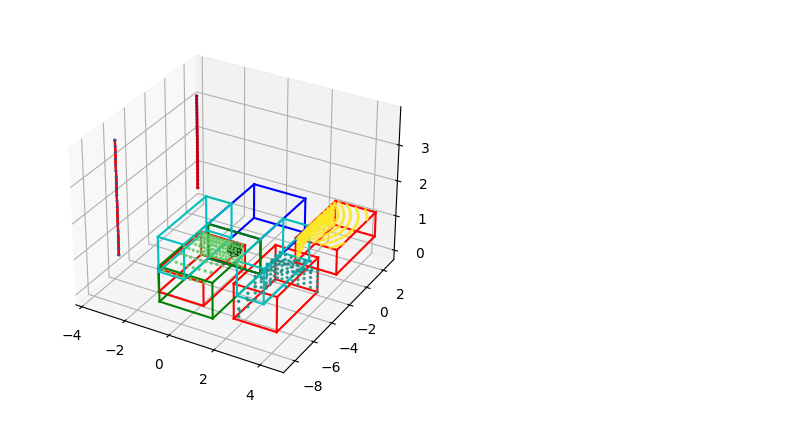
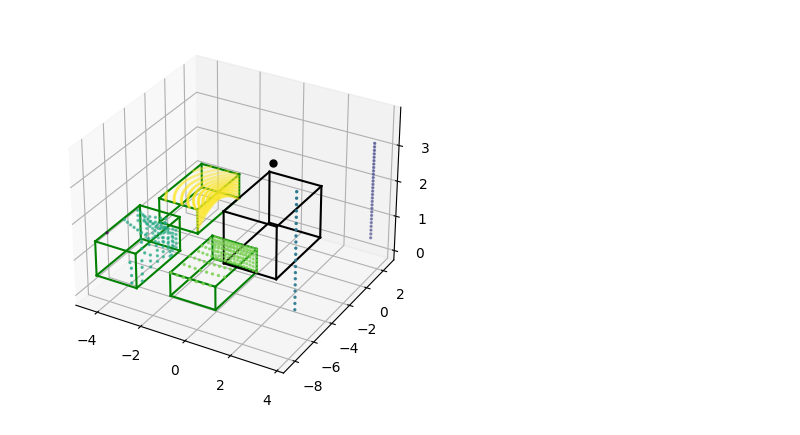
Before and after one commit to floriandejonckheere/abo-autonomic-systems-carla, a Jupyter notebook: lidar.ipynb, the cells around one changed output. Drawn from its saved outputs; the diff is of its cells as text; code cells hidden in the pictures.

```diff
--- a/lidar.ipynb
+++ b/lidar.ipynb
@@ -37,0 +37,16 @@ plt.show()
+# %%
+# Cluster points based on density
+db = DBSCAN(eps=1.1, min_samples=10)
+db.fit(data)
+
+# Segment data based on labels
+clusters = np.hstack((data, db.labels_.reshape(-1, 1)))
+clusters = clusters[clusters[:, -1].argsort()]
+clusters = np.split(clusters[:, :-1], np.unique(clusters[:, -1], return_index=True)[1][1:])
+
+# Plot data
+ax = plt.axes(projection='3d')
+ax.scatter(data[:, 0], data[:, 1], data[:, 2], s=2, c=db.labels_)
+ax.scatter(0, 0, 2.5, s=25, c='black')
+
+plt.show()
@@ -38,63 +55,54 @@ plt.show()
 # %%
-db = DBSCAN(eps=1.5, min_samples=10)
-db.fit(data)
-
-labeled_data = np.hstack((data, db.labels_.reshape(-1,1)))
-labeled_data = labeled_data[labeled_data[:, -1].argsort()]
-labeled_data = np.split(labeled_data[:,:-1], np.unique(labeled_data[:, -1], return_index=True)[1][1:])
-
-ax = plt.axes(projection='3d')
-ax.scatter(data[:,0], data[:,1], data[:,2], c=db.labels_, s=2)
-
-objects = []
+obstacles = []
 
 # Compute bounding box for each cluster
-for cluster in labeled_data:
-    x_min = np.min(cluster[:,0])
-    y_min = np.min(cluster[:,1])
-    z_min = np.min(cluster[:,2])
+for cluster in clusters:
+    x_min = np.min(cluster[:, 0])
+    y_min = np.min(cluster[:, 1])
+    z_min = np.min(cluster[:, 2])
 
-    x_max = np.max(cluster[:,0])
-    y_max = np.max(cluster[:,1])
-    z_max = np.max(cluster[:,2])
+    x_max = np.max(cluster[:, 0])
+    y_max = np.max(cluster[:, 1])
+    z_max = np.max(cluster[:, 2])
 
-    objects.append([x_min, y_min, z_min, x_max, y_max, z_max, 'r'])
+    # Consider only obstacles with some volume (excludes false positives like lantern poles and traffic signs)
+    volume = (x_max - x_min) * (y_max - y_min) * (z_max - z_min)
+
+    if volume > 0.1:
+        obstacles.append([x_min, y_min, z_min, x_max, y_max, z_max, 'g'])
 
 def render(x_min, y_min, z_min, x_max, y_max, z_max, c):
     # Plot bounding box
     ax.plot([x_min, x_min], [y_min, y_min], [z_min, z_max], c=c)
     ax.plot([x_min, x_min], [y_max, y_max], [z_min, z_max], c=c)
     ax.plot([x_max, x_max], [y_min, y_min], [z_min, z_max], c=c)
     ax.plot([x_max, x_max], [y_max, y_max], [z_min, z_max], c=c)
 
     ax.plot([x_min, x_max], [y_min, y_min], [z_min, z_min], c=c)
     ax.plot([x_min, x_max], [y_min, y_min], [z_max, z_max], c=c)
     ax.plot([x_min, x_max], [y_max, y_max], [z_min, z_min], c=c)
     ax.plot([x_min, x_max], [y_max, y_max], [z_max, z_max], c=c)
 
     ax.plot([x_min, x_min], [y_min, y_max], [z_min, z_min], c=c)
     ax.plot([x_min, x_min], [y_min, y_max], [z_max, z_max], c=c)
     ax.plot([x_max, x_max], [y_min, y_max], [z_min, z_min], c=c)
     ax.plot([x_max, x_max], [y_min, y_max], [z_max, z_max], c=c)
 
-for x_min, y_min, z_min, x_max, y_max, z_max, c in objects:
+car = [
+    [-1.2, -2.5, 0.0, 1.2, 2.5, 1.5, 'black'],
+]
+
+# Plot data
+ax = plt.axes(projection='3d')
+ax.scatter(data[:, 0], data[:, 1], data[:, 2], s=2, c=db.labels_)
+ax.scatter(0, 0, 2.5, s=25, c='black')
+
+for x_min, y_min, z_min, x_max, y_max, z_max, c in obstacles:
     render(x_min, y_min, z_min, x_max, y_max, z_max, c)
 
-collision_boxes = [
-    [-1.2, -2.5, 0.0, 1.2, 2.5, 1.0, 'b'], # car
-    [-1.2, -7.5, 0.0, 1.2, -2.5, 1.0, 'g'], # front bounding box
-    [-1.2, -5, 0.0, -2.4, 0, 1.0, 'c'], # left bounding box
-    [1.2, -5, 0.0, 2.4, 0, 1.0, 'c'], # right bounding box
-]
-
-for x_min, y_min, z_min, x_max, y_max, z_max, c in collision_boxes:
+for x_min, y_min, z_min, x_max, y_max, z_max, c in car:
     render(x_min, y_min, z_min, x_max, y_max, z_max, c)
 
-front = [0, -2.5, 0.5]
-
-ax.scatter(front[0], front[1], front[2], c='black', s=100)
-
-# Plot data
 plt.show()
 # %% [output]
-[figure, old version]
+[figure, new version]
```
Also changed, not shown: parts of 5 cells of this notebook, 1 other file.
